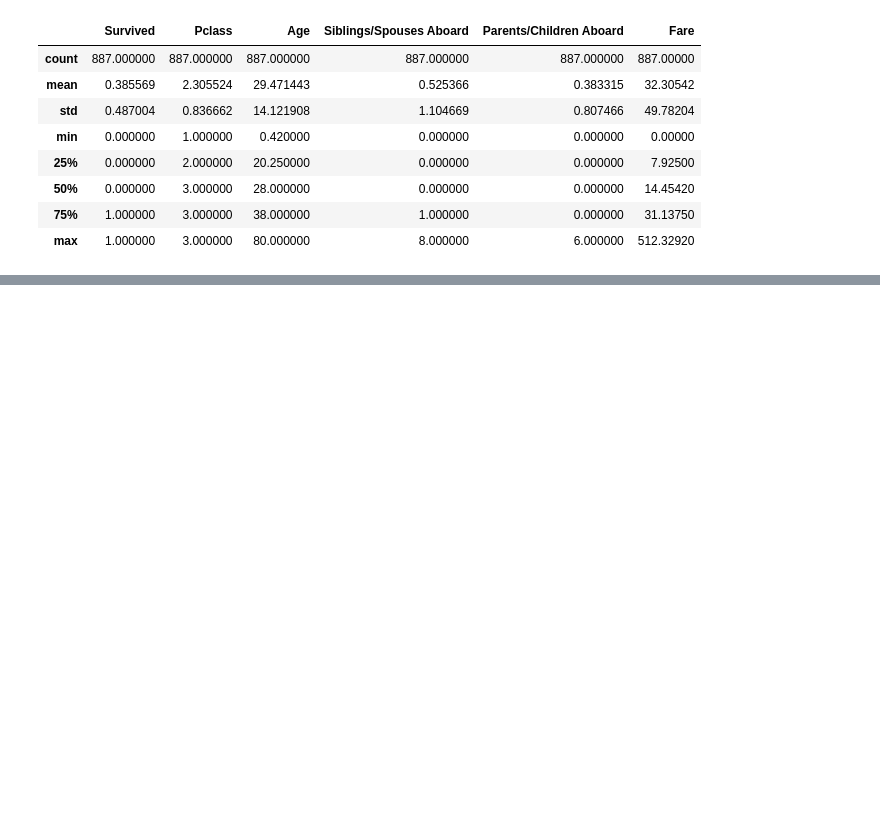
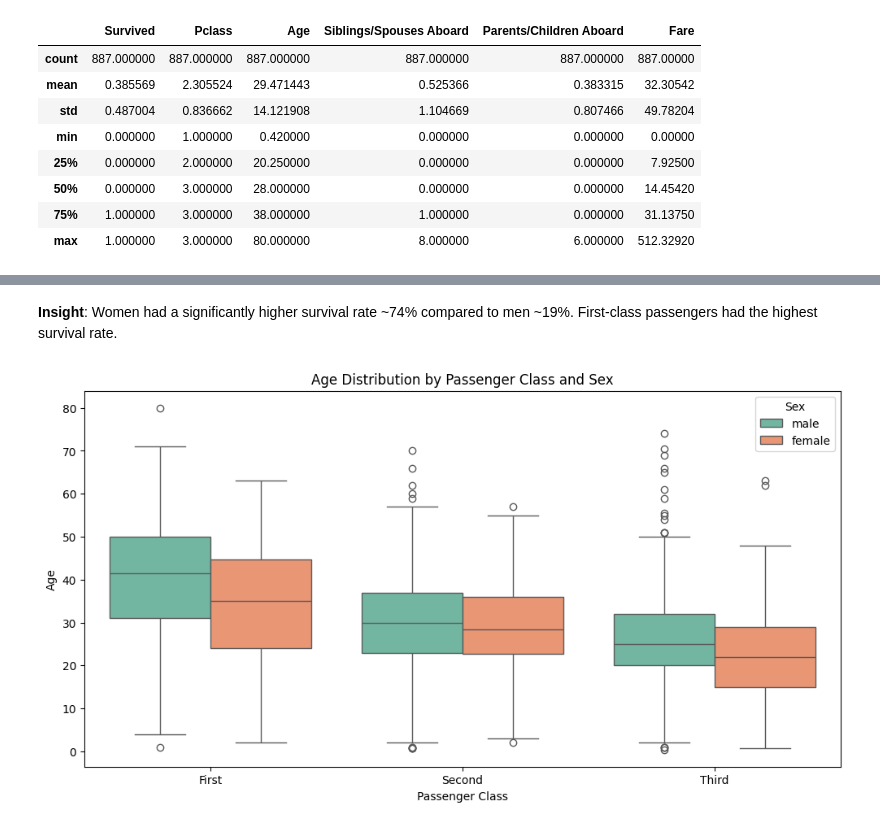
Before and after one commit to emortalizer/Colab-Assignment-5_1, a Jupyter notebook: Copy_of_Lesson_5_Assignment.ipynb, the cells around one changed output, grey strips where cells are left out. Drawn from its saved outputs; the diff is of its cells as text; code cells hidden in the pictures; blank space fills up the shorter version.

```diff
--- a/Copy_of_Lesson_5_Assignment.ipynb
+++ b/Copy_of_Lesson_5_Assignment.ipynb
@@ -188,0 +295,17 @@ KeyError: 'Cabin'
+# %% [markdown]
+
+**Insight**: Women had a significantly higher survival rate ~74% compared to men ~19%. First-class passengers had the highest survival rate.
+# %%
+# =============================================
+# Task 9: Analyze age distribution
+# =============================================
+
+# TODO: Create a box plot of age distribution by passenger class and sex
+plt.figure(figsize=(12, 6))
+sns.boxplot(x='PclassCategory', y='Age', hue='Sex', data=df, palette='Set2', order=['First', 'Second', 'Third'])
+plt.title('Age Distribution by Passenger Class and Sex')
+plt.xlabel('Passenger Class')
+plt.ylabel('Age')
+plt.show()
+# %% [output]
+[figure, added]
```
Also changed, not shown: parts of 21 cells of this notebook.
